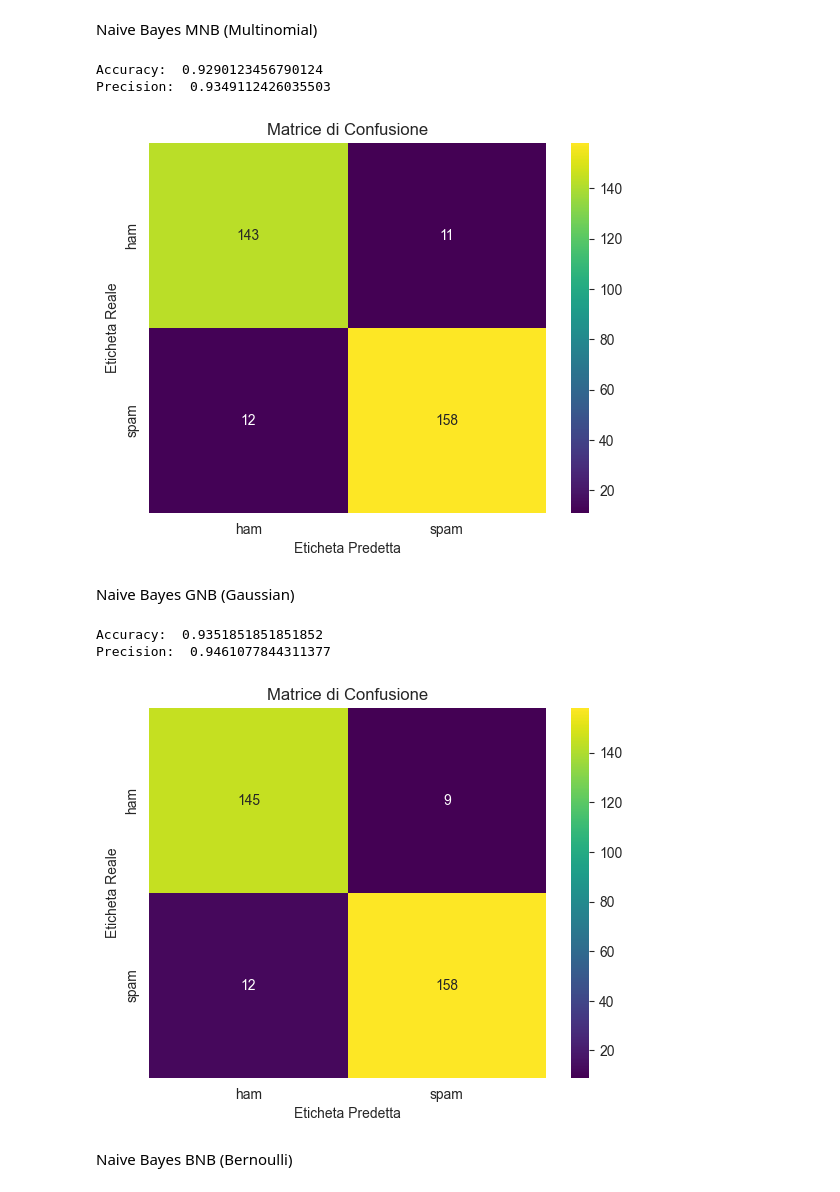
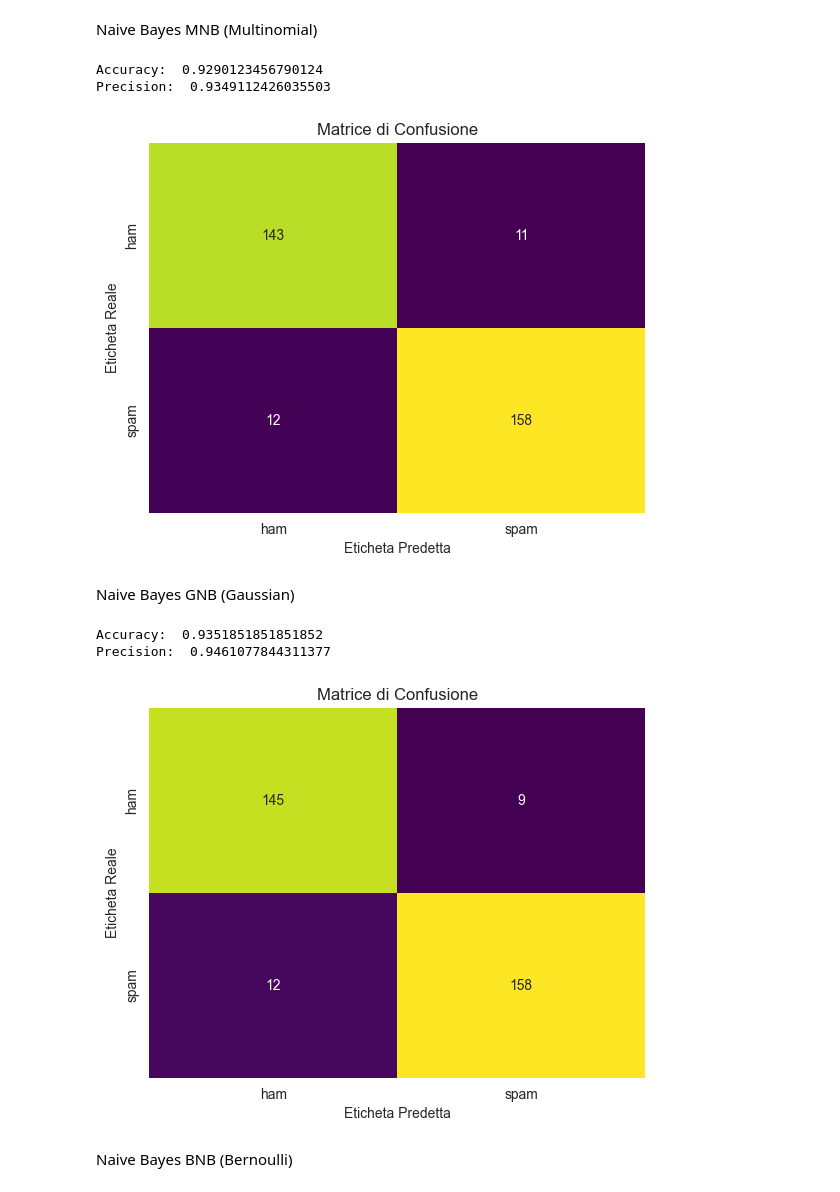
Before and after one commit to russosamuele/SMSecure, a Jupyter notebook: SMSecure.ipynb, the cells around one changed output. Drawn from its saved outputs; the diff is of its cells as text; code cells hidden in the pictures.

```diff
--- a/SMSecure.ipynb
+++ b/SMSecure.ipynb
@@ -618,27 +618,28 @@ Naive Bayes MNB (Multinomial)
 # %%
 #procedo ad addestrare il modello sui dati di training
 
 mnb.fit(X_train,y_train)
 
 #predizioni
 y_pred = mnb.predict(X_test)
 accuracyMNB = accuracy_score(y_test,y_pred)
 precisionMNB = precision_score(y_test,y_pred)
+
 print('Accuracy: ' ,accuracyMNB)
 print('Precision: ' ,precisionMNB)
 
 #plot della matrice di confusione
 labels = ['ham', 'spam']
-confusion_matrix_result = confusion_matrix(y_test,y_pred)
-sns.heatmap(confusion_matrix_result, annot=True, fmt='d', cmap='viridis', xticklabels=labels, yticklabels=labels)
+confusion_matrix_result = confusion_matrix(y_test, y_pred)
+sns.heatmap(confusion_matrix_result, annot=True, fmt='d', cmap='viridis', xticklabels=labels, yticklabels=labels, cbar=False)
 plt.title('Matrice di Confusione')
 plt.xlabel('Eticheta Predetta')
 plt.ylabel('Eticheta Reale')
 plt.show()
 # %% [output]
 Accuracy:  0.9290123456790124
 Precision:  0.9349112426035503
-[figure, old version]
+[figure, new version]
 # %% [markdown]
 Naive Bayes GNB (Gaussian)
 # %%
@@ -652,7 +653,7 @@ print('Precision: ' , precisionGNB)
 #plot della matrice di confusione
 labels = ['ham', 'spam']
 confusion_matrix_result = confusion_matrix(y_test,y_pred1)
-sns.heatmap(confusion_matrix_result, annot=True, fmt='d', cmap='viridis', xticklabels=labels, yticklabels=labels)
+sns.heatmap(confusion_matrix_result, annot=True, fmt='d', cmap='viridis', xticklabels=labels, yticklabels=labels,cbar=False)
 plt.title('Matrice di Confusione')
 plt.xlabel('Eticheta Predetta')
 plt.ylabel('Eticheta Reale')
@@ -660,7 +661,7 @@ plt.show()
 # %% [output]
 Accuracy:  0.9351851851851852
 Precision:  0.9461077844311377
-[figure, old version]
+[figure, new version]
 # %% [markdown]
 Naive Bayes BNB (Bernoulli)
 # %%
```
Also changed, not shown: parts of 11 cells of this notebook, 1 other file.
